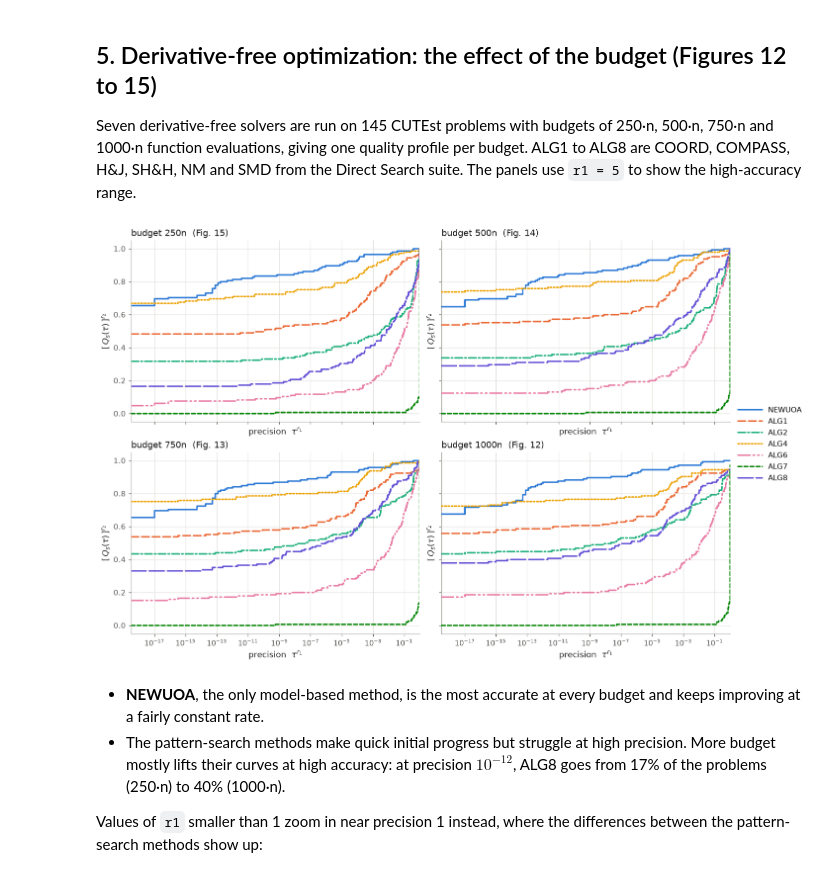
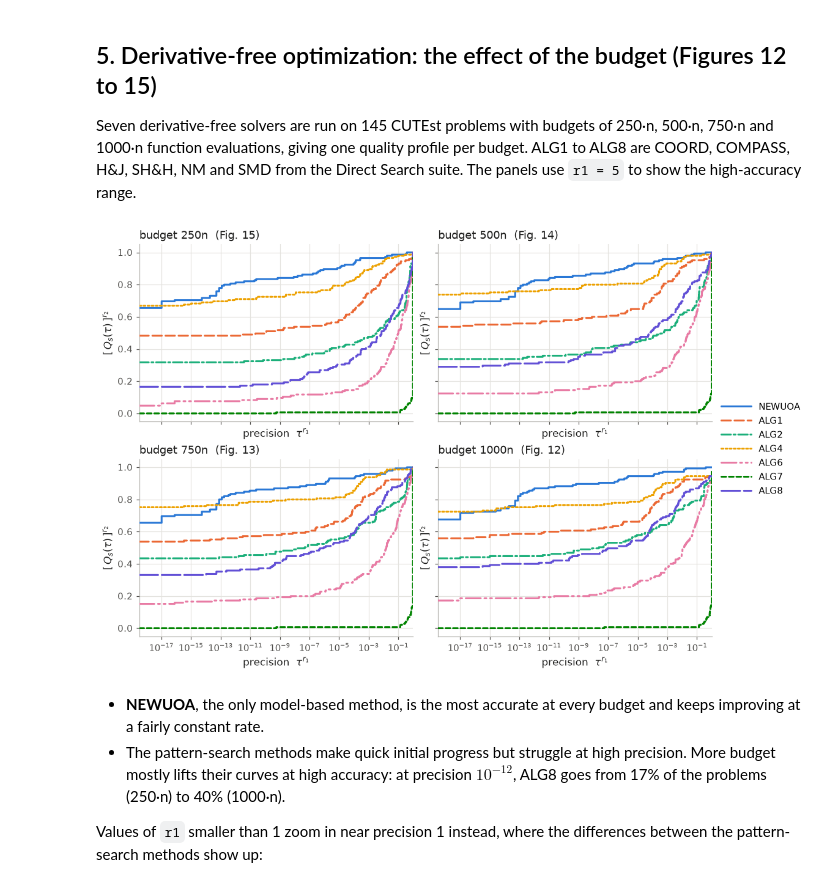
Before and after one commit to chripiermarini/QualityProfiles, a Jupyter notebook: notebooks/quality_profiles_example.ipynb, the cells around one changed output. Saved outputs shown, nothing was run; the diff lists cells and outputs as text; code cells hidden in the pictures.

Commit message:
Use smaller figures in the plots and the example notebook

```diff
--- a/notebooks/quality_profiles_example.ipynb
+++ b/notebooks/quality_profiles_example.ipynb
@@ -102,7 +102,7 @@ Two solvers are compared on 166 problems whose final values span about 30 orders
 # %%
 f0, f_solvers, names = load("two_solvers")
 
-fig, axes = plt.subplots(1, 2, figsize=(12, 4.3), layout="constrained", sharey=True)
+fig, axes = plt.subplots(1, 2, figsize=(10, 3.6), layout="constrained", sharey=True)
 for ax, (r1, r2, fig_id) in zip(axes, [(10, 3, 2), (4, 1, 3)], strict=True):
     qp = quality_profiles(f0, f_solvers, solver_names=names, r1=r1, r2=r2)
     plot_quality_profiles(
@@ -131,7 +131,7 @@ The paper compares four solvers on 166 large-scale unconstrained CUTEst problems
 # %%
 f0, f_solvers, names = load("cutest_smooth")
 
-fig, axes = plt.subplots(1, 2, figsize=(12, 4.3), layout="constrained")
+fig, axes = plt.subplots(1, 2, figsize=(10, 3.6), layout="constrained")
 for ax, (r1, fig_id) in zip(axes, [(1, 4), (5, 5)], strict=True):
     qp = quality_profiles(f0, f_solvers, solver_names=names, r1=r1)
     plot_quality_profiles(qp, ax, title=f"r1 = {r1}  (Fig. {fig_id})", legend_loc="lower right")
@@ -168,7 +168,7 @@ The four truncated Newton variants differ only in how they build the negative cu
 f0, f_solvers, names = load("negative_curvature")
 
 settings = [(1, 1, "Fig. 9"), (5, 1, "as in Figs. 10-11"), (5, 3, "as in Figs. 10-11")]
-fig, axes = plt.subplots(1, 3, figsize=(17, 4.3), layout="constrained")
+fig, axes = plt.subplots(1, 3, figsize=(14, 3.6), layout="constrained")
 for ax, (r1, r2, label) in zip(axes, settings, strict=True):
     qp = quality_profiles(f0, f_solvers, solver_names=names, r1=r1, r2=r2)
     plot_quality_profiles(qp, ax, title=f"r1 = {r1}, r2 = {r2}  ({label})", legend=False)
@@ -185,15 +185,15 @@ Seven derivative-free solvers are run on 145 CUTEst problems with budgets of 250
 # %%
 budgets = ["250n", "500n", "750n", "1000n"]
 
-fig, axes = plt.subplots(2, 2, figsize=(13, 8), layout="constrained", sharex=True, sharey=True)
+fig, axes = plt.subplots(2, 2, figsize=(10.5, 6.6), layout="constrained", sharex=True, sharey=True)
 for ax, budget, fig_id in zip(axes.flat, budgets, [15, 14, 13, 12], strict=True):
     f0, f_solvers, names = load(f"dfo_budget_{budget}")
     qp = quality_profiles(f0, f_solvers, solver_names=names, r1=5)
     plot_quality_profiles(qp, ax, title=f"budget {budget}  (Fig. {fig_id})", legend=False)
 shared_legend(fig, ax)
 plt.show()
 # %% [output]
-[figure, old version]
+[figure, new version]
 # %% [markdown]
 * **NEWUOA**, the only model-based method, is the most accurate at every budget and keeps improving at a fairly constant rate.
 * The pattern-search methods make quick initial progress but struggle at high precision. More budget mostly lifts their curves at high accuracy: at precision $10^{-12}$, ALG8 goes from 17% of the problems (250·n) to 40% (1000·n).
```
Also changed, not shown: parts of 7 cells of this notebook, 1 other file.
